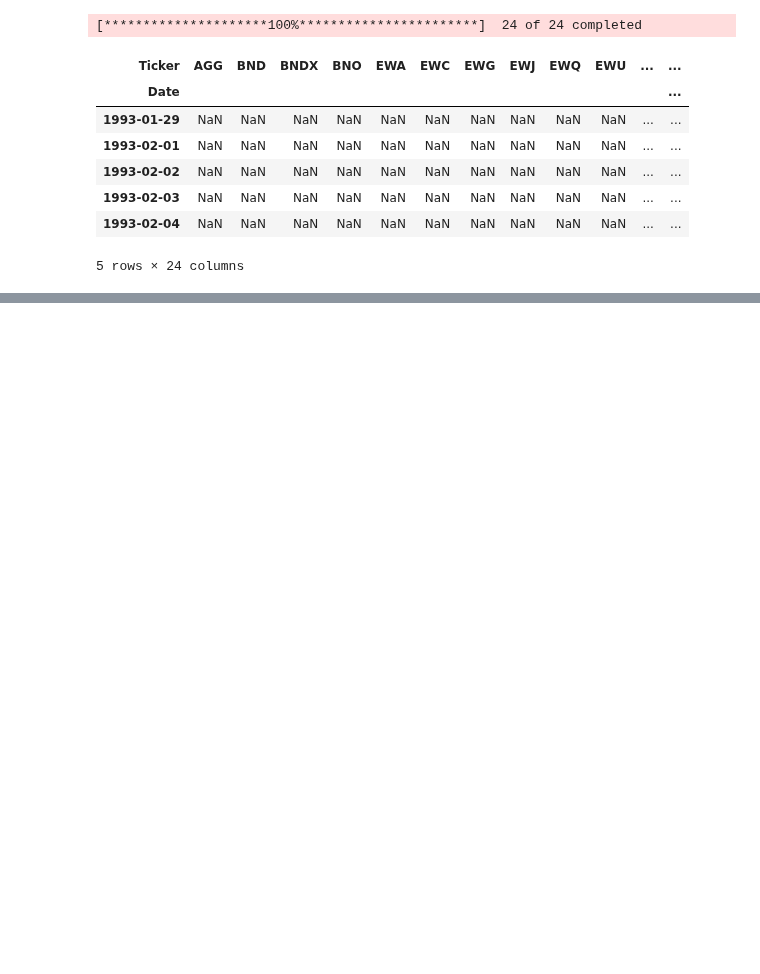
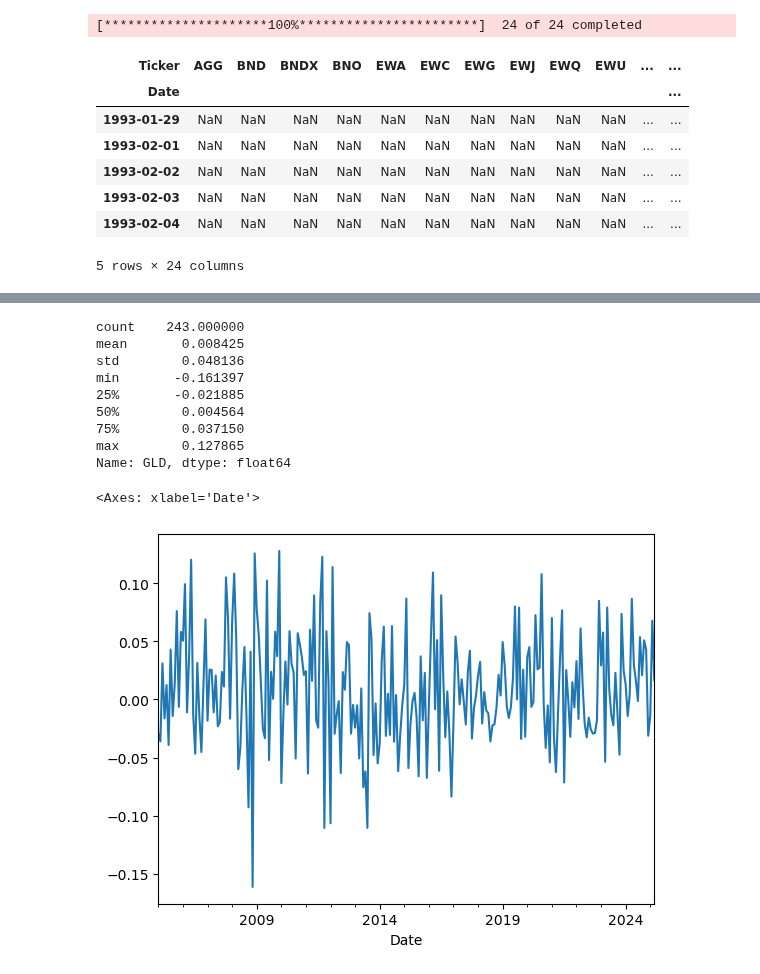
Before and after one commit to gagrawal009/FE5213-Quantitative-Macroeconomics-with-Python, a Jupyter notebook: notebooks/Macro_Assets.ipynb, the cells around one changed output, grey strips where cells are left out. Drawn from its saved outputs; the diff is of its cells as text; code cells hidden in the pictures; blank space fills up the shorter version.

```diff
--- a/notebooks/Macro_Assets.ipynb
+++ b/notebooks/Macro_Assets.ipynb
@@ -85,0 +278,16 @@ close_prices.to_csv('../macro_data/close_prices.csv')
+# %%
+display(filtered_gld.describe())
+
+filtered_gld.plot()
+# %% [output]
+count    243.000000
+mean       0.008425
+std        0.048136
+min       -0.161397
+25%       -0.021885
+50%        0.004564
+75%        0.037150
+max        0.127865
+Name: GLD, dtype: float64
+<Axes: xlabel='Date'>
+[figure, added]
```
Also changed, not shown: parts of 13 cells of this notebook, 9 other files.
